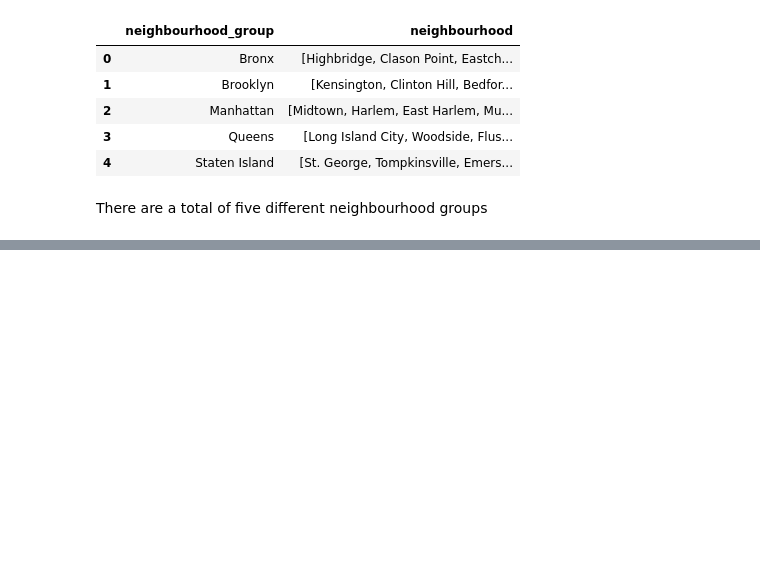
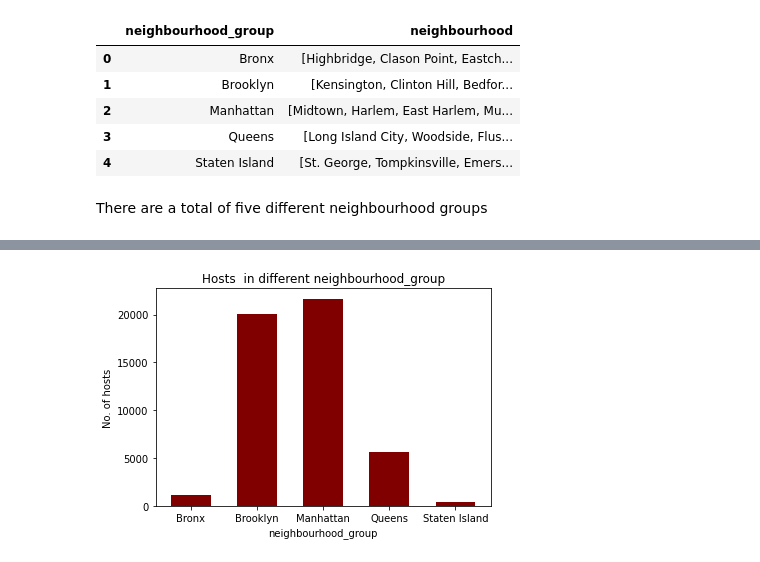
Before and after one commit to junaiskv94/Airbnb_bookin_Analysis, a Jupyter notebook: Copy_of_Airbnb_Bookings_Analysis_Capstone_Project.ipynb, the cells around one changed output, grey strips where cells are left out. Cells and saved outputs as stored; diff of their text form; code cells hidden in the pictures; blank space fills up the shorter version.

```diff
--- a/Copy_of_Airbnb_Bookings_Analysis_Capstone_Project.ipynb
+++ b/Copy_of_Airbnb_Bookings_Analysis_Capstone_Project.ipynb
@@ -188,0 +207,3 @@ There are a total of five  different neighbourhood groups
+# %%
+# Finding the total hosts in each neighborhood
+area_host_rel=df.groupby('neighbourhood_group')['host_id'].count().reset_index().rename({'host_id':'host_number'},axis='columns')
@@ -188,0 +219,8 @@ There are a total of five  different neighbourhood groups
+# %%
+plt.bar(area_host_rel['neighbourhood_group'],area_host_rel['host_number'], color ='maroon', width = 0.6)
+plt.xlabel("neighbourhood_group")
+plt.ylabel("No. of hosts")
+plt.title("Hosts  in different neighbourhood_group")
+plt.show()
+# %% [output]
+[figure, added]
```
Also changed, not shown: parts of 25 cells of this notebook.
